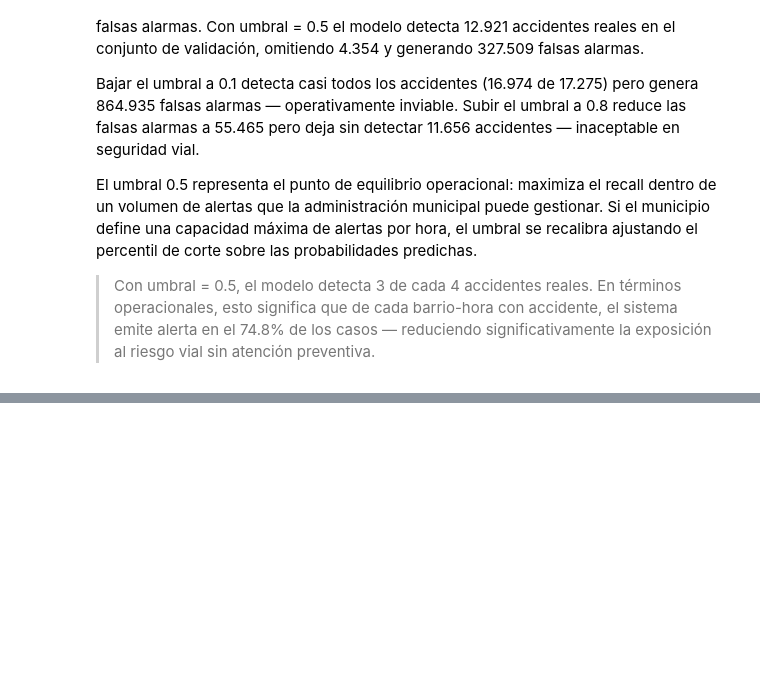
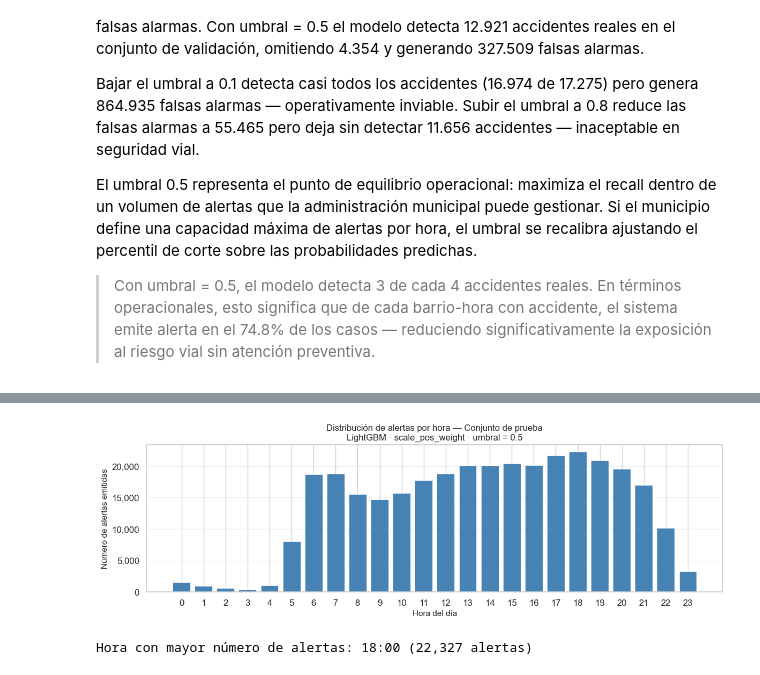
Before and after one commit to SaraMR9/AprendizajeAutomatico, a Jupyter notebook: Notebook.ipynb, the cells around one changed output, grey strips where cells are left out. Saved outputs shown, nothing was run; the diff lists cells and outputs as text; code cells hidden in the pictures; blank space fills up the shorter version.

```diff
--- a/Notebook.ipynb
+++ b/Notebook.ipynb
@@ -3851,0 +4134,31 @@ El umbral 0.5 representa el punto de equilibrio operacional: maximiza el recall
+# %%
+# =============================================================================
+# 10.3  DISTRIBUCIÓN DE ALERTAS POR HORA — perfil operativo del día
+# Muestra en qué horas se concentran las alertas para planificar turnos.
+# =============================================================================
+
+alertas_por_hora = (df_alertas
+                    .groupby('hora')['alerta']
+                    .sum()
+                    .reset_index()
+                    .rename(columns={'alerta': 'n_alertas'}))
+
+fig, ax = plt.subplots(figsize=(12, 4))
+ax.bar(alertas_por_hora['hora'], alertas_por_hora['n_alertas'],
+       color='steelblue', edgecolor='white', linewidth=0.5)
+ax.set_xlabel('Hora del día', fontsize=11)
+ax.set_ylabel('Número de alertas emitidas', fontsize=11)
+ax.set_title('Distribución de alertas por hora — Conjunto de prueba\n'
+             'LightGBM · scale_pos_weight · umbral = 0.5', fontsize=12)
+ax.set_xticks(range(24))
+ax.yaxis.set_major_formatter(mticker.FuncFormatter(lambda x, _: f'{int(x):,}'))
+ax.grid(axis='y', alpha=0.3)
+plt.tight_layout()
+plt.show()
+
+hora_pico = alertas_por_hora.loc[alertas_por_hora['n_alertas'].idxmax()]
+print(f"Hora con mayor número de alertas: {int(hora_pico['hora']):02d}:00 "
+      f"({int(hora_pico['n_alertas']):,} alertas)")
+# %% [output]
+[figure, added]
+Hora con mayor número de alertas: 18:00 (22,327 alertas)
```
Also changed, not shown: parts of 22 cells of this notebook.
